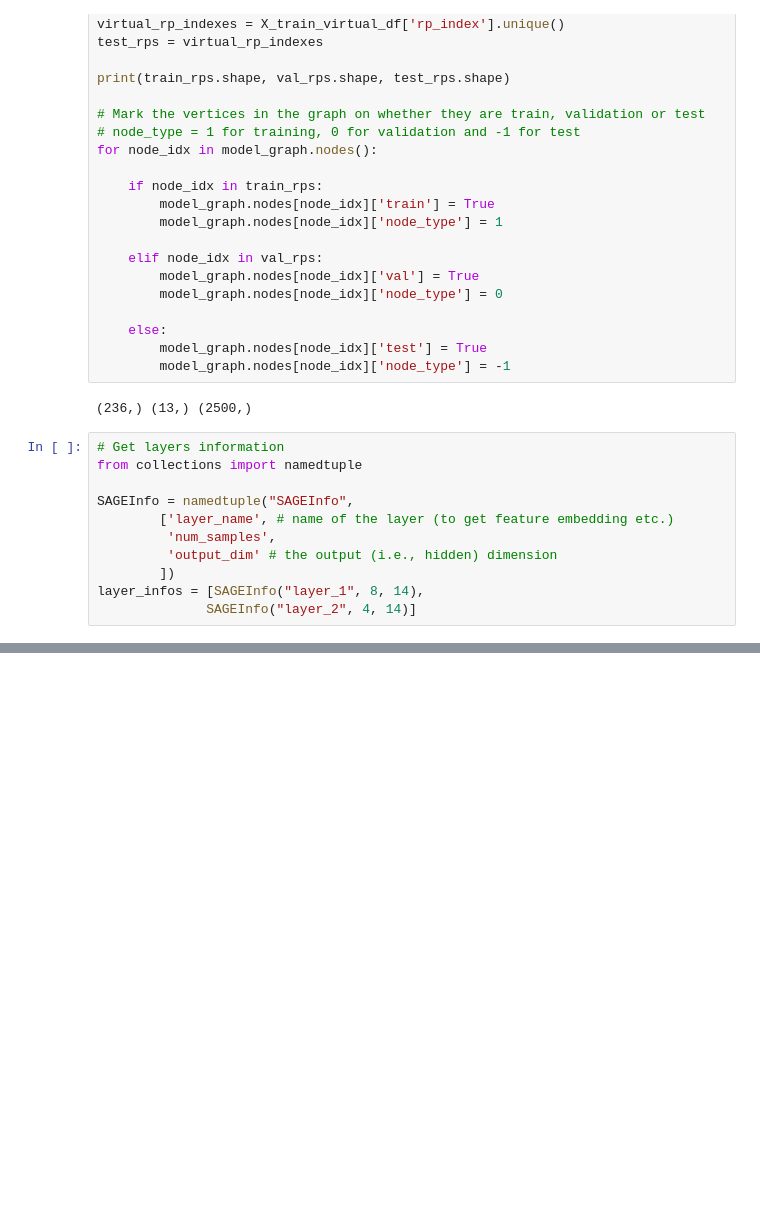
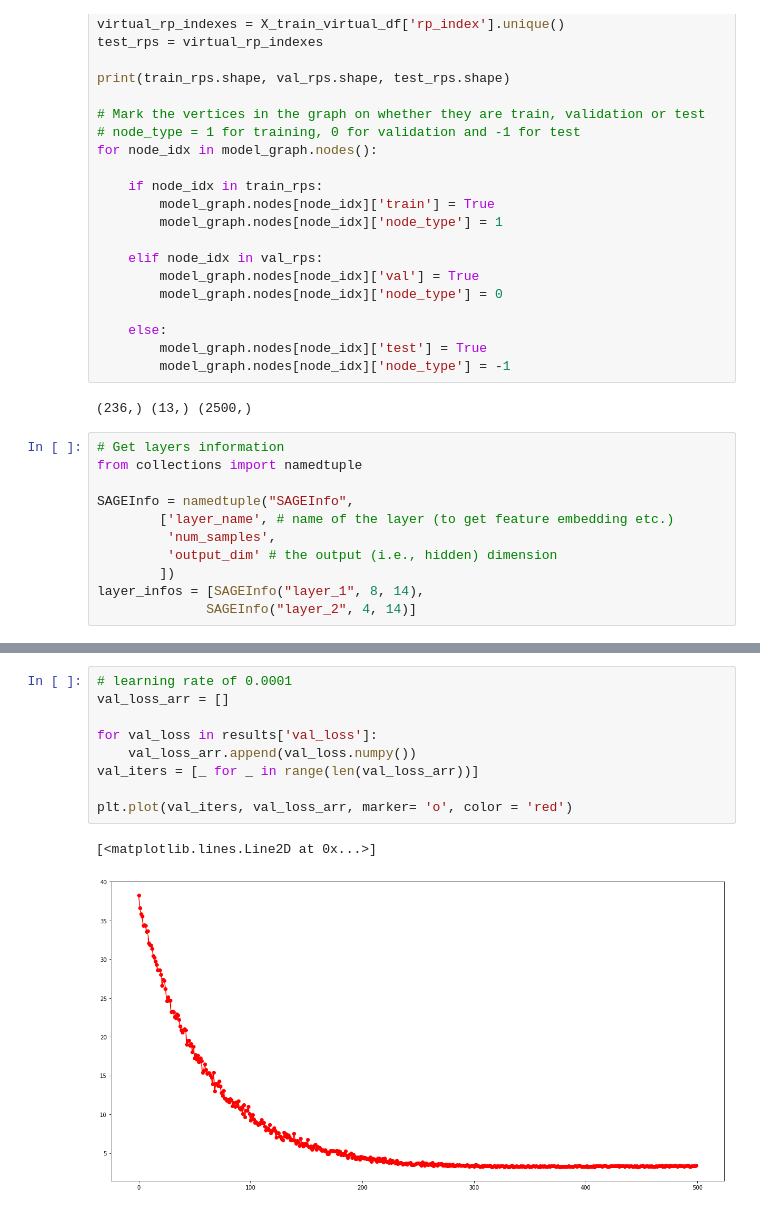
Before and after one commit to jinyangp/dso_localisation, a Jupyter notebook: data_augmentation/augmentation_graphsage.ipynb, the cells around one changed output, grey strips where cells are left out. Cells and saved outputs as stored; diff of their text form; blank space fills up the shorter version.

```diff
--- a/data_augmentation/augmentation_graphsage.ipynb
+++ b/data_augmentation/augmentation_graphsage.ipynb
@@ -2491,0 +2615,12 @@ plt.plot(iters, train_loss, marker='o', color = 'teal')
+# %%
+# learning rate of 0.0001
+val_loss_arr = []
+
+for val_loss in results['val_loss']:
+    val_loss_arr.append(val_loss.numpy())
+val_iters = [_ for _ in range(len(val_loss_arr))]
+
+plt.plot(val_iters, val_loss_arr, marker= 'o', color = 'red')
+# %% [output]
+[<matplotlib.lines.Line2D at 0x...>]
+[figure, added]
```
Also changed, not shown: parts of 24 cells of this notebook.
